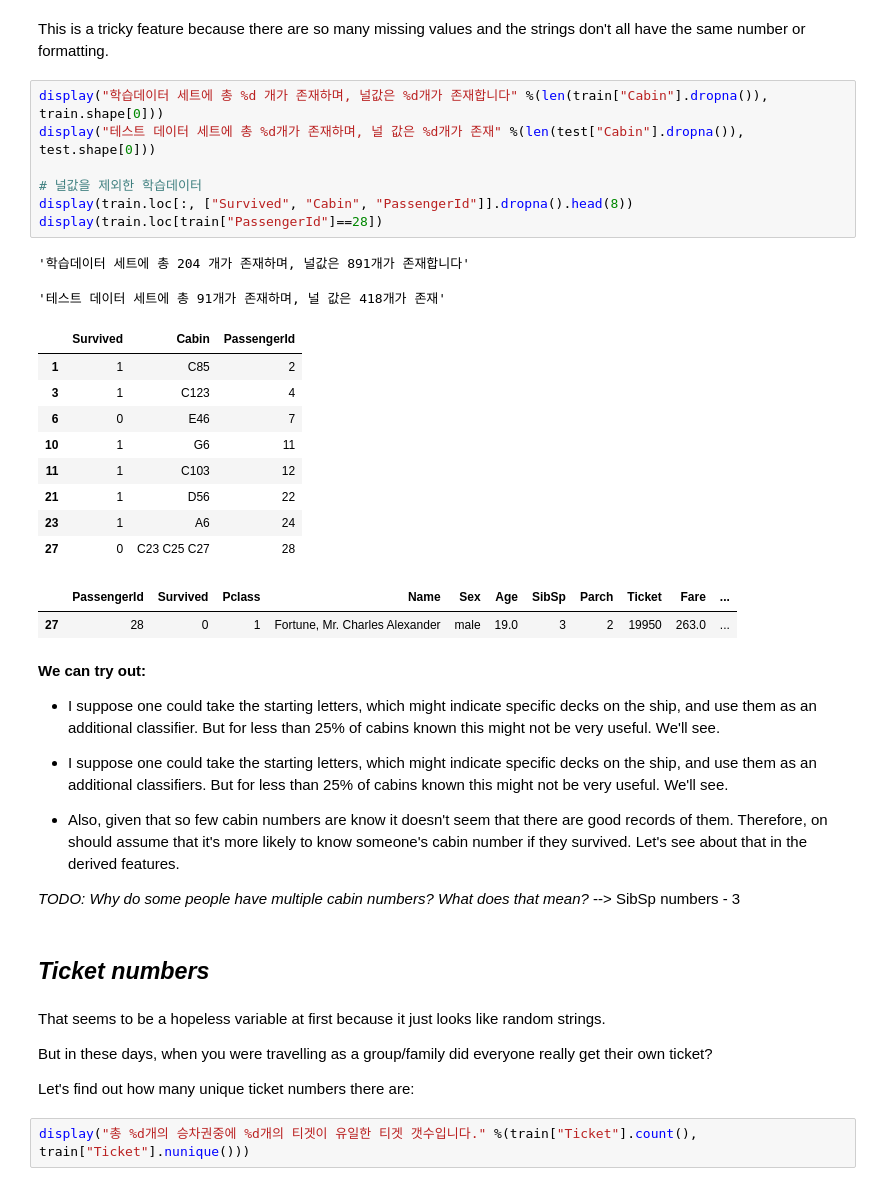
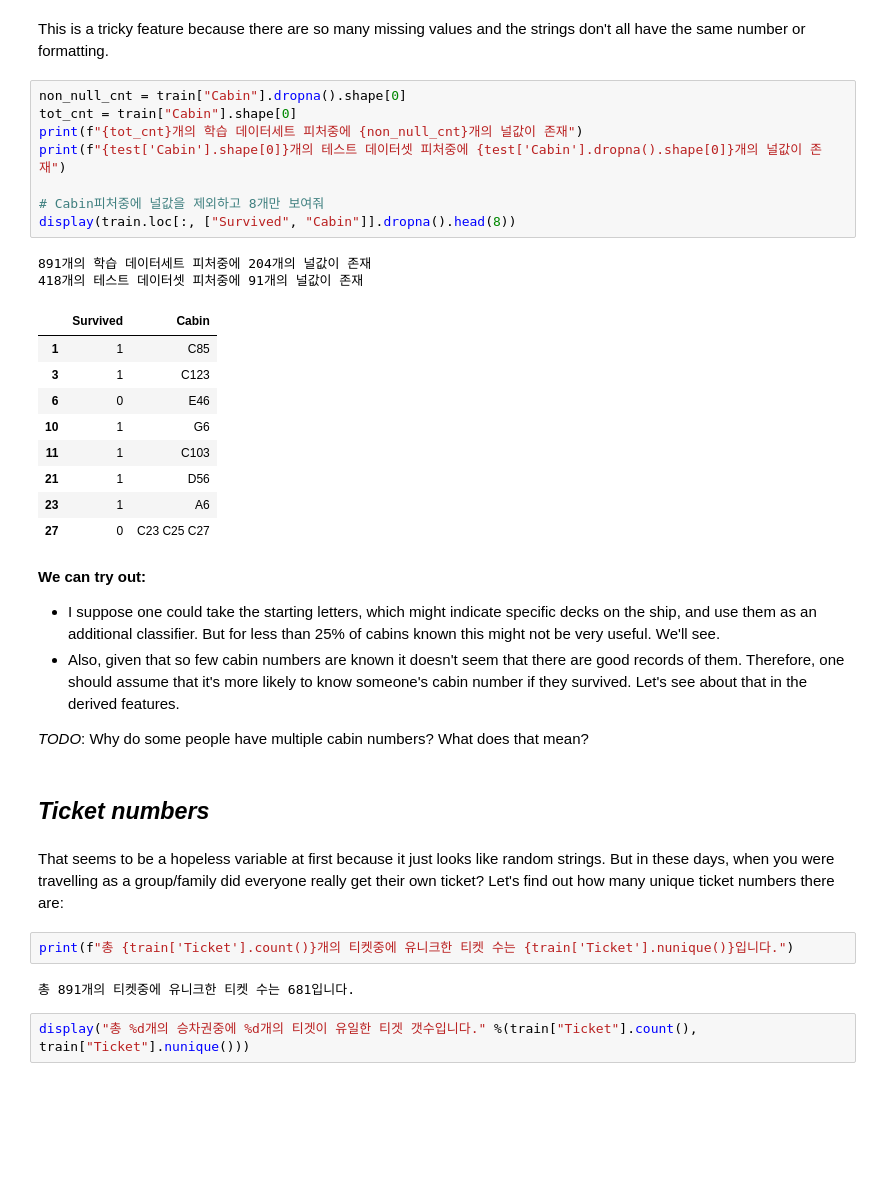
Before and after one commit to SANGSEOSEO/philosophy_datascience, a Jupyter notebook: 08.Kaggle_Dacon/titanic/titanic-for-python.ipynb, the cells around one changed output. Cells and saved outputs as stored; diff of their text form; blank space fills up the shorter version.

```diff
--- a/08.Kaggle_Dacon/titanic/titanic-for-python.ipynb
+++ b/08.Kaggle_Dacon/titanic/titanic-for-python.ipynb
@@ -433,46 +428,43 @@ For larger numbers of Parch we have 4 v.s 0, 4 v.s 1,
 ### *Cabin numbers*
 # %% [markdown]
 This is a tricky feature because there are so many missing values and the strings don't all have the same number or formatting.
-# %%
-display("학습데이터 세트에 총 %d 개가 존재하며, 널값은 %d개가 존재합니다" %(len(train["Cabin"].dropna()), train.shape[0]))
-display("테스트 데이터 세트에 총 %d개가 존재하며, 널 값은 %d개가 존재" %(len(test["Cabin"].dropna()), test.shape[0]))
-
-# 널값을 제외한 학습데이터
-display(train.loc[:, ["Survived", "Cabin", "PassengerId"]].dropna().head(8))
-display(train.loc[train["PassengerId"]==28])
-# %% [output]
-'학습데이터 세트에 총 204 개가 존재하며, 널값은 891개가 존재합니다'
-'테스트 데이터 세트에 총 91개가 존재하며, 널 값은 418개가 존재'
-|  | Survived | Cabin | PassengerId |
-| 1 | 1 | C85 | 2 |
-| 3 | 1 | C123 | 4 |
-| 6 | 0 | E46 | 7 |
-| 10 | 1 | G6 | 11 |
-| 11 | 1 | C103 | 12 |
-| 21 | 1 | D56 | 22 |
-| 23 | 1 | A6 | 24 |
-| 27 | 0 | C23 C25 C27 | 28 |
-|  | PassengerId | Survived | Pclass | Name | Sex | Age | SibSp | Parch | Ticket | Fare | ... |
-| 27 | 28 | 0 | 1 | Fortune, Mr. Charles Alexander | male | 19.0 | 3 | 2 | 19950 | 263.0 | ... |
+# %%
+non_null_cnt = train["Cabin"].dropna().shape[0]
+tot_cnt = train["Cabin"].shape[0]
+print(f"{tot_cnt}개의 학습 데이터세트 피처중에 {non_null_cnt}개의 널값이 존재")
+print(f"{test['Cabin'].shape[0]}개의 테스트 데이터셋 피처중에 {test['Cabin'].dropna().shape[0]}개의 널값이 존재")
+
+# Cabin피처중에 널값을 제외하고 8개만 보여줘
+display(train.loc[:, ["Survived", "Cabin"]].dropna().head(8))
+# %% [output]
+891개의 학습 데이터세트 피처중에 204개의 널값이 존재
+418개의 테스트 데이터셋 피처중에 91개의 널값이 존재
+|  | Survived | Cabin |
+| 1 | 1 | C85 |
+| 3 | 1 | C123 |
+| 6 | 0 | E46 |
+| 10 | 1 | G6 |
+| 11 | 1 | C103 |
+| 21 | 1 | D56 |
+| 23 | 1 | A6 |
+| 27 | 0 | C23 C25 C27 |
 # %% [markdown]
 **We can try out:**
+* I suppose one could take the starting letters, which might indicate specific decks on the ship, and use them as an additional classifier. But for less than 25% of cabins known this might not be very useful.
+We'll see.
+* Also, given that so few cabin numbers are known it doesn't seem that there are good records of them.
+Therefore, one should assume that it's more likely to know someone's cabin number if they survived.
+Let's see about that in the derived features.
 
-- I suppose one could take the starting letters, which might indicate specific decks on the ship, and use them as an additional classifier. But for less than 25% of cabins known this might not be very useful. We'll see.
-
-* I suppose one could take the starting letters, which might indicate specific decks on the ship, and use them as an additional classifiers. But for less than 25% of cabins known this might not be very useful. We'll see.
-
-* Also, given that so few cabin numbers are know it doesn't seem that there are good records of them. Therefore, on should assume that it's more likely to know someone's cabin number if they survived. Let's see about that in the derived features.
-
-*TODO: Why do some people have multiple cabin numbers? What does that mean?*
-  --> SibSp numbers - 3
+*TODO*: Why do some people have multiple cabin numbers? What does that mean?
 # %% [markdown]
 ## *Ticket numbers*
 # %% [markdown]
-That seems to be a hopeless variable at first because it just looks like random strings.
-
-But in these days, when you were travelling as a group/family did everyone really get their own ticket?
-
-Let's find out how many unique ticket numbers there are:
+That seems to be a hopeless variable at first because it just looks like random strings. But in these days, when you were travelling as a group/family did everyone really get their own ticket? Let's find out how many unique ticket numbers there are:
+# %%
+print(f"총 {train['Ticket'].count()}개의 티켓중에 유니크한 티켓 수는 {train['Ticket'].nunique()}입니다.")
+# %% [output]
+총 891개의 티켓중에 유니크한 티켓 수는 681입니다.
 # %%
 display("총 %d개의 승차권중에 %d개의 티겟이 유일한 티겟 갯수입니다." %(train["Ticket"].count(), train["Ticket"].nunique()))
 # %% [output]
```
Also changed, not shown: parts of 20 cells of this notebook.
